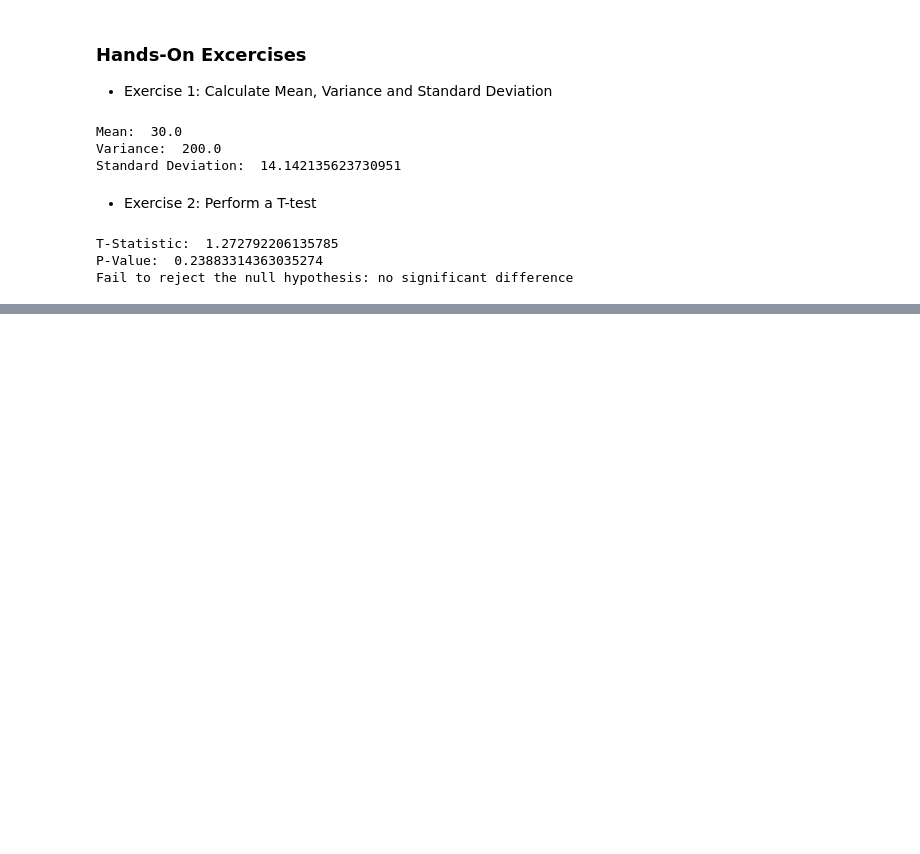
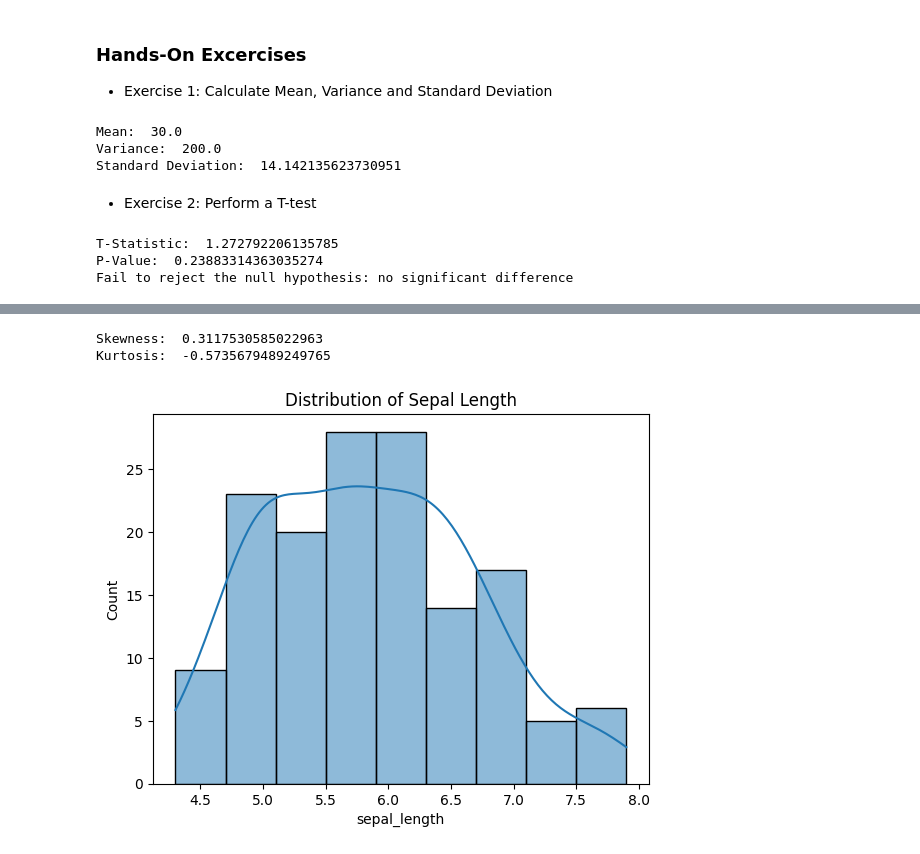
Before and after one commit to Varun-patil-2003/Full-Stack-AI-Engineer, a Jupyter notebook: PracticeML_Que.ipynb, the cells around one changed output, grey strips where cells are left out. Saved outputs shown, nothing was run; the diff lists cells and outputs as text; code cells hidden in the pictures; blank space fills up the shorter version.

```diff
--- a/PracticeML_Que.ipynb
+++ b/PracticeML_Que.ipynb
@@ -1200,0 +1490,25 @@ Fail to reject the null hypothesis: no significant difference
+# %%
+# Analyze a Dataset's Distribution
+# url = 'https://raw.githubusercontent.com/jbrownlee/Datasets/master/pima-indians-diabetes.data.csv'
+from scipy.stats import skew, kurtosis
+import pandas as pd
+import seaborn as sns
+import matplotlib.pyplot as plt
+
+# Load the dataset
+url = 'https://raw.githubusercontent.com/mwaskom/seaborn-data/master/iris.csv'
+df = pd.read_csv(url)
+
+# Analyze sepal_length
+feature = df["sepal_length"]
+print("Skewness: ", skew(feature))
+print("Kurtosis: ", kurtosis(feature))
+
+# Visualize distribution
+sns.histplot(feature, kde=True)
+plt.title("Distribution of Sepal Length")
+plt.show()
+# %% [output]
+Skewness:  0.3117530585022963
+Kurtosis:  -0.5735679489249765
+[figure, added]
```
Also changed, not shown: parts of 16 cells of this notebook.
